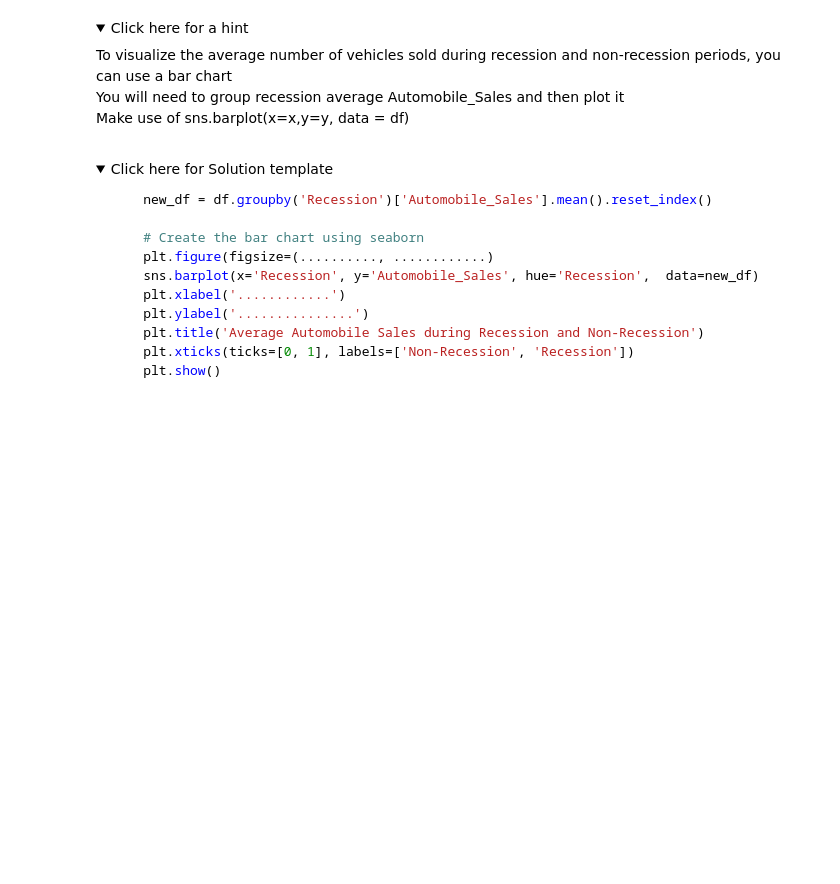
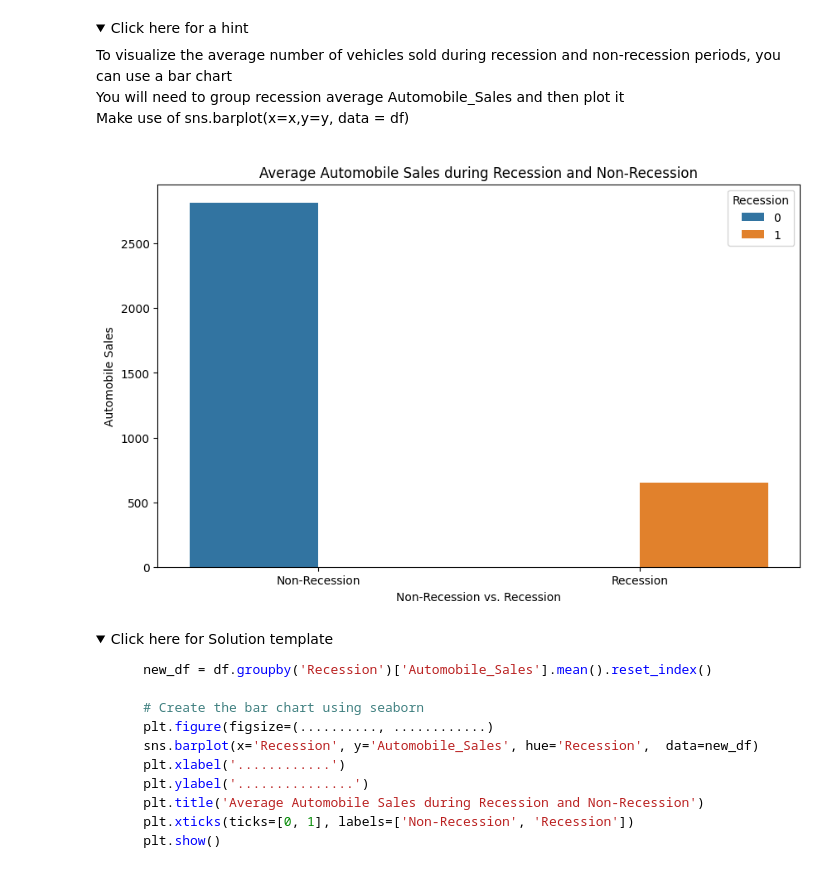
Before and after one commit to SubhashBandaraEkanayake/Data-visualization-with-python, a Jupyter notebook: DV0101EN-Final-Assignment-Part1-v2.ipynb, the cells around one changed output. Cells and saved outputs as stored; diff of their text form; code cells hidden in the pictures; folded sections open; blank space fills up the shorter version.

```diff
--- a/DV0101EN-Final-Assignment-Part1-v2.ipynb
+++ b/DV0101EN-Final-Assignment-Part1-v2.ipynb
@@ -321,6 +392,18 @@ Save this plot as "Line_Plot_2.png"</span><br>
         <br> You will need to group recession average Automobile_Sales and then plot it<br>
     Make use of sns.barplot(x=x,y=y, data = df)</p>
 </details>
+# %%
+new_df = df.groupby('Recession')['Automobile_Sales'].mean().reset_index()
+
+plt.figure(figsize=(10,6))
+sns.barplot(x='Recession',y='Automobile_Sales', hue='Recession', data = new_df)
+plt.xlabel('Non-Recession vs. Recession')
+plt.ylabel('Automobile Sales')
+plt.title('Average Automobile Sales during Recession and Non-Recession')
+plt.xticks(ticks=[0,1], labels =['Non-Recession','Recession'])
+plt.show()
+# %% [output]
+[figure, added]
 # %% [markdown]
 <details>
     <summary>Click here for Solution template</summary>
```
Also changed, not shown: parts of 11 cells of this notebook.
